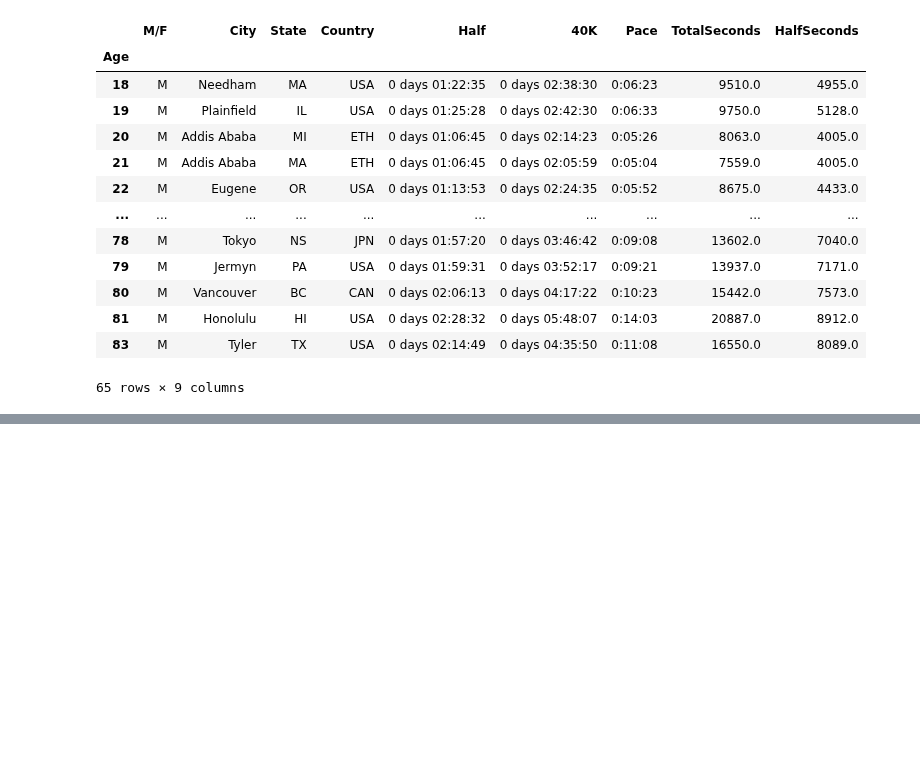
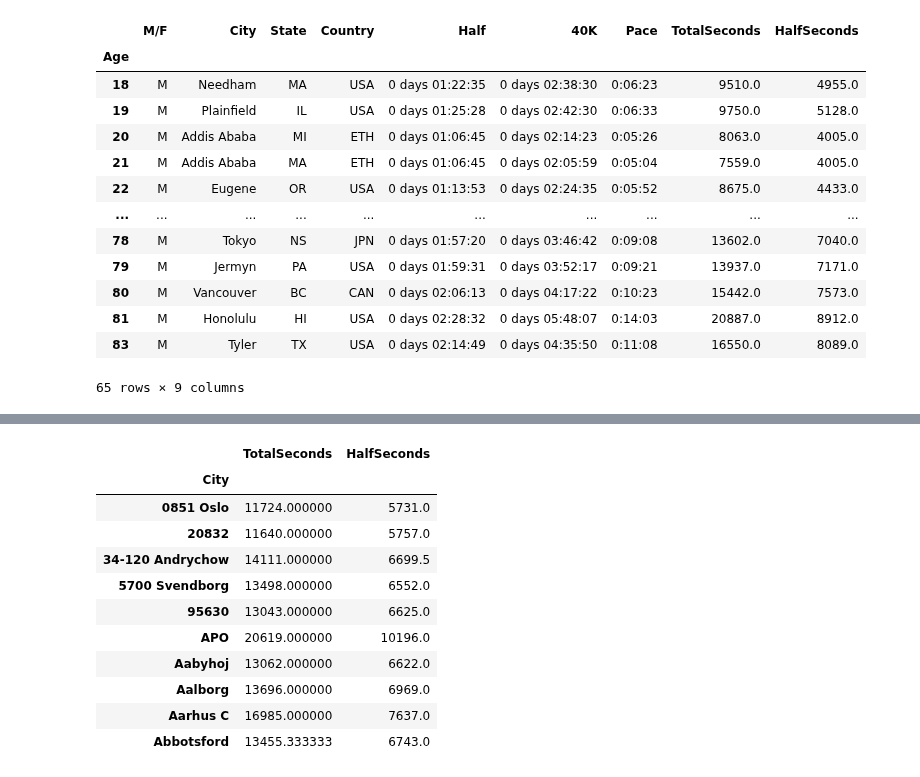
Before and after one commit to Byienio/Pandas_pg, a Jupyter notebook: GroupData.ipynb, the cells around one changed output, grey strips where cells are left out. Cells and saved outputs as stored; diff of their text form; code cells hidden in the pictures; blank space fills up the shorter version.

```diff
--- a/GroupData.ipynb
+++ b/GroupData.ipynb
@@ -201,0 +222,17 @@ group_age.first()
+# %%
+group_city = df.groupby('City')
+# %%
+group_city[['TotalSeconds','HalfSeconds']].mean().head(10)
+# %% [output]
+|  | TotalSeconds | HalfSeconds |
+| City |  |  |
+| 0851 Oslo | 11724.000000 | 5731.0 |
+| 20832 | 11640.000000 | 5757.0 |
+| 34-120 Andrychow | 14111.000000 | 6699.5 |
+| 5700 Svendborg | 13498.000000 | 6552.0 |
+| 95630 | 13043.000000 | 6625.0 |
+| APO | 20619.000000 | 10196.0 |
+| Aabyhoj | 13062.000000 | 6622.0 |
+| Aalborg | 13696.000000 | 6969.0 |
+| Aarhus C | 16985.000000 | 7637.0 |
+| Abbotsford | 13455.333333 | 6743.0 |
```
Also changed, not shown: parts of 6 cells of this notebook.
